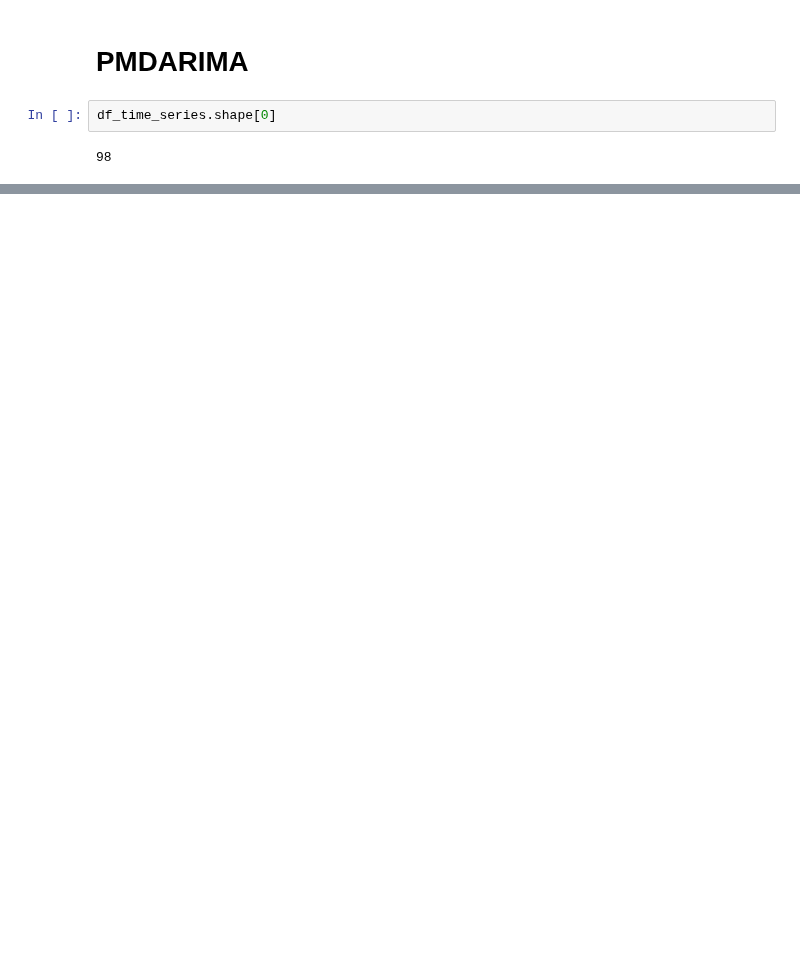
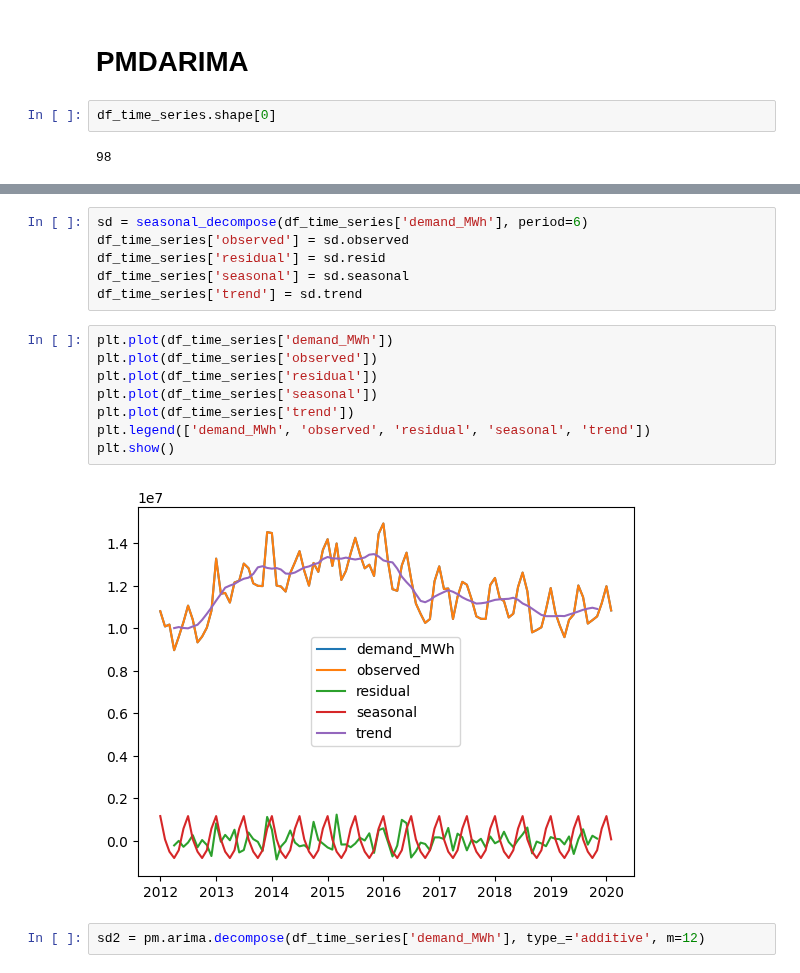
Before and after one commit to tomashbk/electric_energy_demand_argentina, a Jupyter notebook: ARMA.ipynb, the cells around one changed output, grey strips where cells are left out. Saved outputs shown, nothing was run; the diff lists cells and outputs as text; blank space fills up the shorter version.

```diff
--- a/ARMA.ipynb
+++ b/ARMA.ipynb
@@ -151,0 +240,18 @@ utils.seasonal_plot(df_time_series, y="demand_MWh", period="year", freq="quarter
+# %%
+sd = seasonal_decompose(df_time_series['demand_MWh'], period=6)
+df_time_series['observed'] = sd.observed
+df_time_series['residual'] = sd.resid
+df_time_series['seasonal'] = sd.seasonal
+df_time_series['trend'] = sd.trend
+# %%
+plt.plot(df_time_series['demand_MWh'])
+plt.plot(df_time_series['observed'])
+plt.plot(df_time_series['residual'])
+plt.plot(df_time_series['seasonal'])
+plt.plot(df_time_series['trend'])
+plt.legend(['demand_MWh', 'observed', 'residual', 'seasonal', 'trend'])
+plt.show()
+# %% [output]
+[figure, added]
+# %%
+sd2 = pm.arima.decompose(df_time_series['demand_MWh'], type_='additive', m=12)
```
Also changed, not shown: parts of 17 cells of this notebook, 1 other file.
